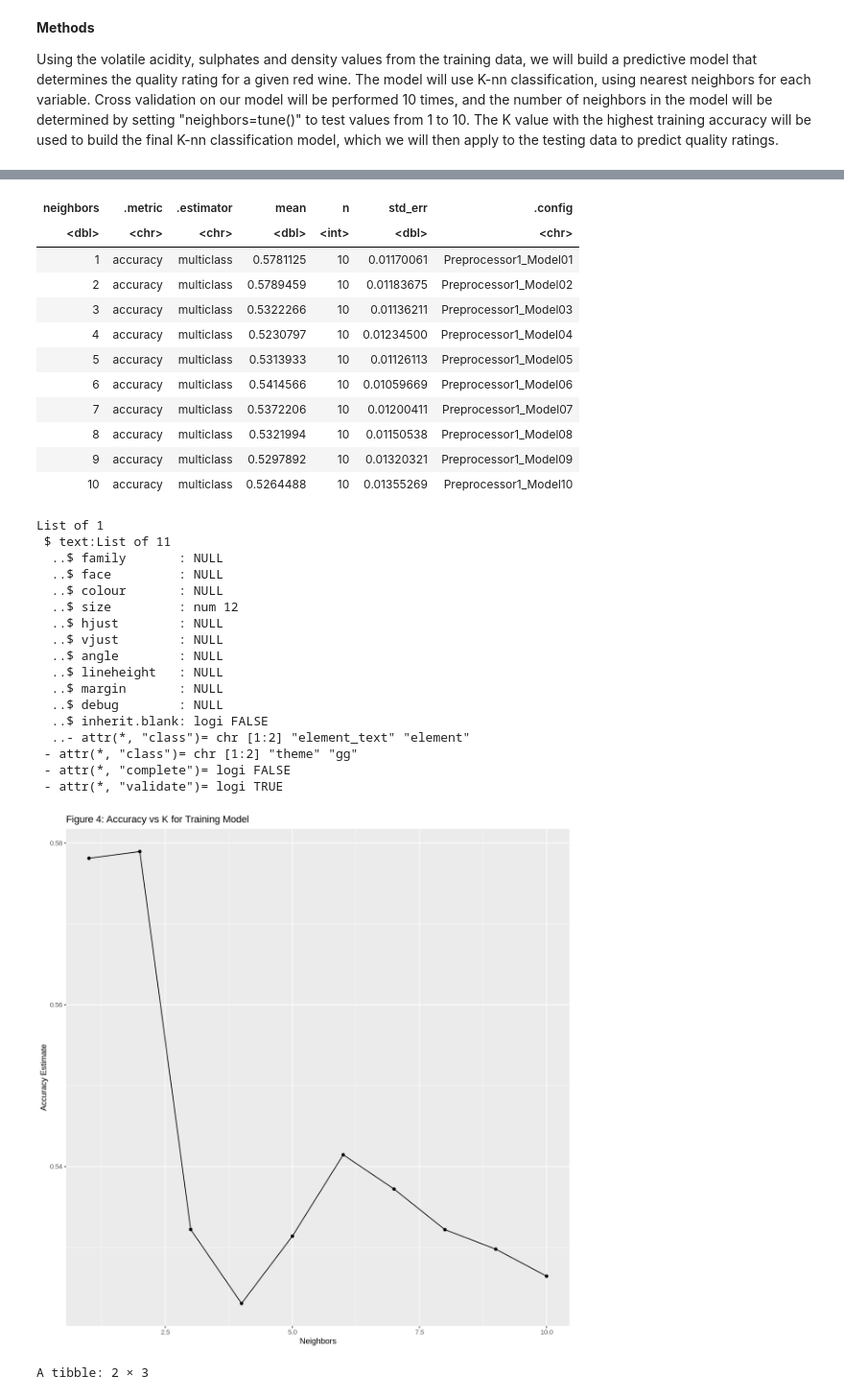
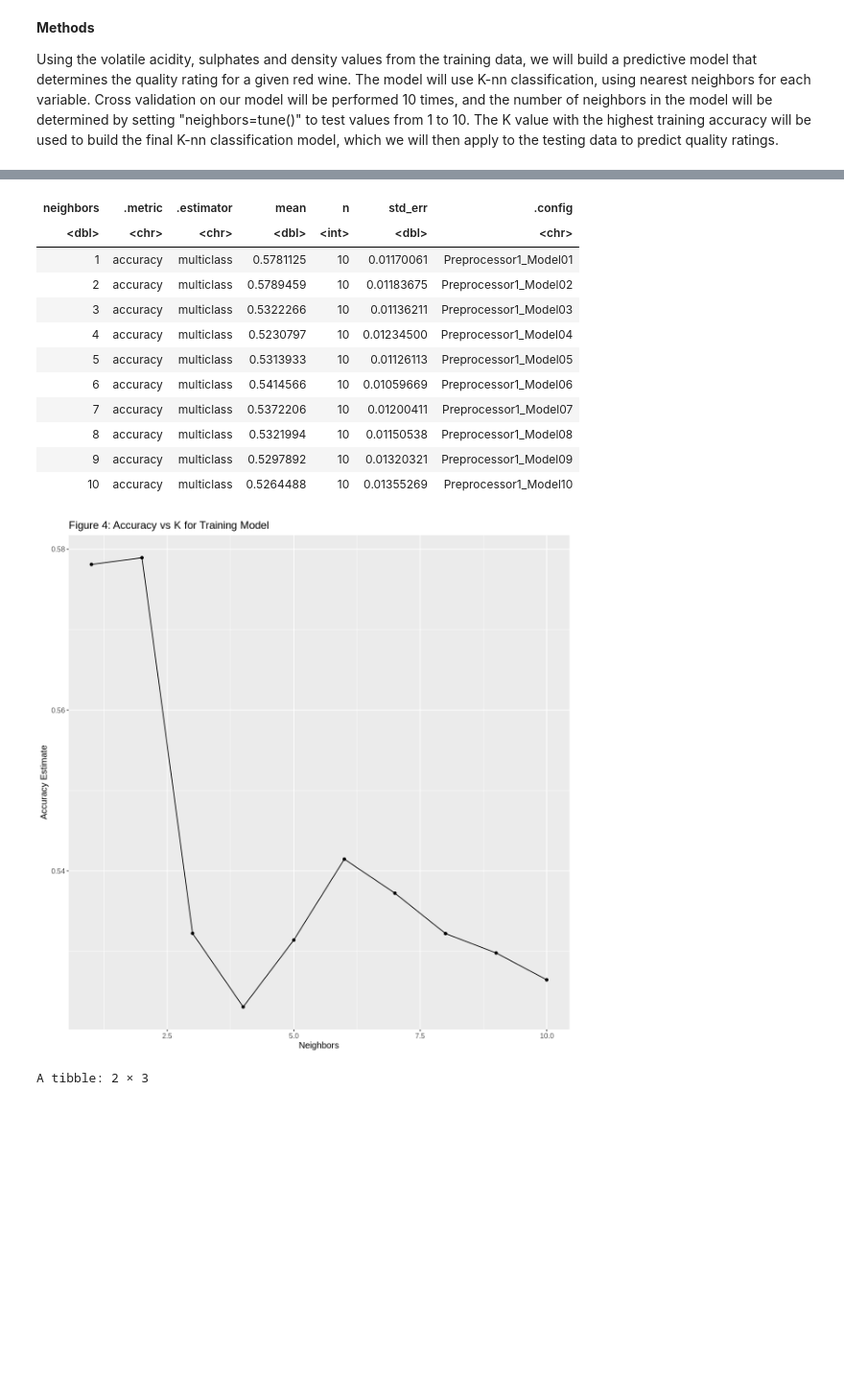
Before and after one commit to trushaan/f1_project_dsci100_163, a Jupyter notebook: proposal.ipynb, the cells around one changed output, grey strips where cells are left out. Shown at 96% size. Drawn from its saved outputs; the diff is of its cells as text; code cells hidden in the pictures; blank space fills up the shorter version.

```diff
--- a/proposal.ipynb
+++ b/proposal.ipynb
@@ -214,7 +269,7 @@ Analysis
 
 We will now begin the construction of our predictive model. We will begine by creating a recipe, stating our predictors for use in the algorithm. To maximize accuracy of our classifier, we will be performing a 10-fold cross validation, and tuning our model to find the K value with the highest accuracy. Below, we build our model, selecting quality as what to predict, selecting volatile acidity, sulphates, and density as predictors, then scaling and centering them.
 # %%
-#specifying our 3 predictors and preprocessing the data to be centered, scaled, and balanced
+#specifying our 3 predictors and preprocessing the data to be centered and scaled
 red_recipe<-recipe(quality~volatile.acidity+sulphates+density, data=red_train) |> step_scale(all_predictors()) |> step_center(all_predictors())
 
 #splitting our overall training data into 10 evenly-sized chunks
@@ -233,67 +288,49 @@ knn_results <- workflow() |>
   add_model(knn_spec) |>
   tune_grid(resamples = red_vfold, grid = k_vals) |>
   collect_metrics()
-
 #filtering for accuracy of each tested K value
 accuracies <- knn_results |>
   filter(.metric == "accuracy")
 
 accuracies
 #creating a line plot using the accuracies dataset with neighbors on x-axis and mean on y-axis. This will help us pick the best K value
+
 accuracy_vs_k <- ggplot(accuracies, aes(x = neighbors, y = mean)) +
   geom_point() +
   geom_line() +
-  labs(x = "Neighbors", y = "Accuracy Estimate") + ggtitle("Figure 4: Accuracy vs K for Training Model")
-  theme(text = element_text(size = 12))
+  labs(x = "Neighbors", y = "Accuracy Estimate") + ggtitle("Figure 4: Accuracy vs K for Training Model")+ theme(text = element_text(size = 12))
 options(repr.plot.width = 10, repr.plot.height = 10)
 accuracy_vs_k
 # %% [output]
 ! Fold01: internal:
   No observations were detected in `truth` for level(s): '3'
   Computation will proceed by ignoring those levels.
 
 ! Fold02: internal:
   No observations were detected in `truth` for level(s): '3'
   Computation will proceed by ignoring those levels.
 
 ! Fold06: internal:
   No observations were detected in `truth` for level(s): '3'
   Computation will proceed by ignoring those levels.
 
 ! Fold08: internal:
   No observations were detected in `truth` for level(s): '3'
   Computation will proceed by ignoring those levels.
 A tibble: 10 × 7
 | neighbors | .metric | .estimator | mean | n | std_err | .config |
 | <dbl> | <chr> | <chr> | <dbl> | <int> | <dbl> | <chr> |
 | 1 | accuracy | multiclass | 0.5781125 | 10 | 0.01170061 | Preprocessor1_Model01 |
 | 2 | accuracy | multiclass | 0.5789459 | 10 | 0.01183675 | Preprocessor1_Model02 |
 | 3 | accuracy | multiclass | 0.5322266 | 10 | 0.01136211 | Preprocessor1_Model03 |
 | 4 | accuracy | multiclass | 0.5230797 | 10 | 0.01234500 | Preprocessor1_Model04 |
 | 5 | accuracy | multiclass | 0.5313933 | 10 | 0.01126113 | Preprocessor1_Model05 |
 | 6 | accuracy | multiclass | 0.5414566 | 10 | 0.01059669 | Preprocessor1_Model06 |
 | 7 | accuracy | multiclass | 0.5372206 | 10 | 0.01200411 | Preprocessor1_Model07 |
 | 8 | accuracy | multiclass | 0.5321994 | 10 | 0.01150538 | Preprocessor1_Model08 |
 | 9 | accuracy | multiclass | 0.5297892 | 10 | 0.01320321 | Preprocessor1_Model09 |
 | 10 | accuracy | multiclass | 0.5264488 | 10 | 0.01355269 | Preprocessor1_Model10 |
-List of 1
- $ text:List of 11
-  ..$ family       : NULL
-  ..$ face         : NULL
-  ..$ colour       : NULL
-  ..$ size         : num 12
-  ..$ hjust        : NULL
-  ..$ vjust        : NULL
-  ..$ angle        : NULL
-  ..$ lineheight   : NULL
-  ..$ margin       : NULL
-  ..$ debug        : NULL
-  ..$ inherit.blank: logi FALSE
-  ..- attr(*, "class")= chr [1:2] "element_text" "element"
- - attr(*, "class")= chr [1:2] "theme" "gg"
- - attr(*, "complete")= logi FALSE
- - attr(*, "validate")= logi TRUE
-[figure, old version]
+[figure, new version]
 # %%
 
 #creating a new classifier with the best K, the number of neighbors
```
Also changed, not shown: parts of 15 cells of this notebook.
